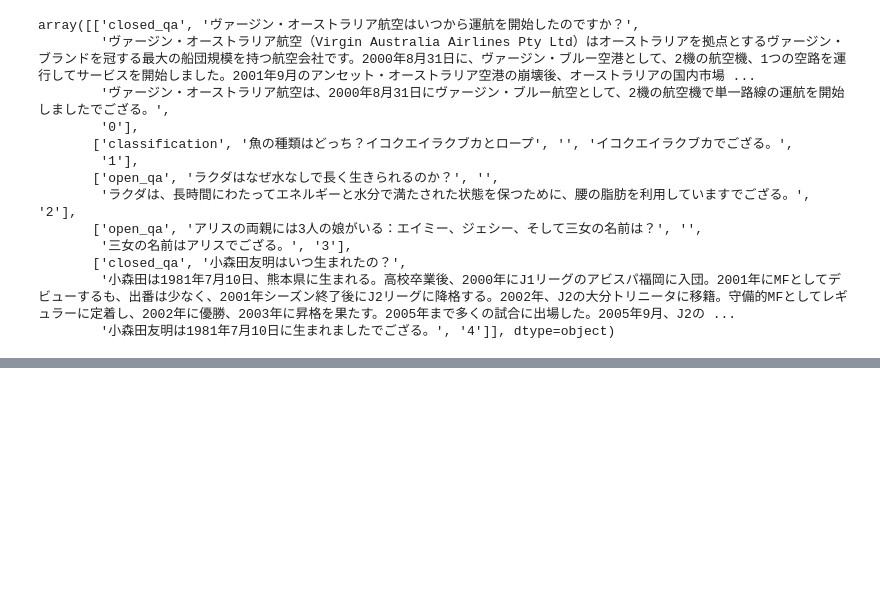
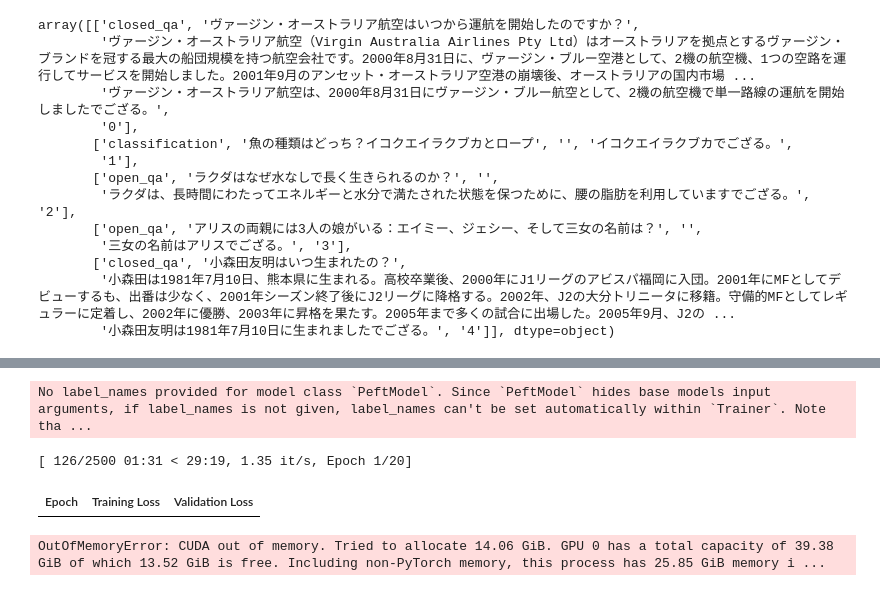
Before and after one commit to Kata823/llm_finetuning, a Jupyter notebook: notebook/performance_comparison.ipynb, the cells around one changed output, grey strips where cells are left out. Saved outputs shown, nothing was run; the diff lists cells and outputs as text; code cells hidden in the pictures; blank space fills up the shorter version.

```diff
--- a/notebook/performance_comparison.ipynb
+++ b/notebook/performance_comparison.ipynb
@@ -1070,0 +1094,5 @@ tokenizer.save_pretrained("./fine_tuned_deepseek")
+# %%
+with inference_timer:
+    pred_result = trainer.predict(test_data, ignore_keys=['loss', 'last_hidden_state', 'hidden_states', 'attentions'])
+print(inference_timer.duration)
+#test_df['predict'] = pred_result.predictions.argmax(axis=1).tolist()
@@ -1256,0 +1426,74 @@ array([['closed_qa', 'ヴァージン・オーストラリア航空はいつか
+# %%
+output_path = "../output/simple_classification"
+target_model = model_name.replace("/", "_")
+peft_name = f'{output_path}/{target_model}/peft'
+output_dir = f'{output_path}/{target_model}/results'
+
+os.makedirs(f"{output_path}/{target_model}", exist_ok=True)
+# %%
+lora_config = LoraConfig(
+    r=4, lora_alpha=32,
+    target_modules=["q_proj", "v_proj"],
+    lora_dropout=0.05, bias="none"
+)
+
+model = get_peft_model(model, lora_config)
+# %%
+from transformers import TrainingArguments, Trainer
+
+# メトリクスの定義
+def custom_compute_metrics(res: EvalPrediction) -> Dict:
+    # res.predictions, res.label_idsはnumpyのarray
+    pred = res.predictions.argmax(axis=1)
+    target = res.label_ids
+    precision = precision_score(target, pred, average='macro')
+    recall = recall_score(target, pred, average='macro')
+    f1 = f1_score(target, pred, average='macro')
+    accuracy = accuracy_score(target, pred) # 追加
+    return {
+        'precision': precision,
+        'recall': recall,
+        'f1': f1,
+        'accuracy': accuracy # 追加
+    }
+
+training_args = TrainingArguments(
+    output_dir=output_dir,
+    evaluation_strategy="epoch",  # ステップ単位で評価
+    eval_steps=100,               # 100ステップごとに評価
+    save_strategy="epoch",        # ステップ単位で保存
+    save_steps=200,               # 200ステップごとに保存
+    learning_rate=3e-4,
+    per_device_train_batch_size=1,  # バッチサイズを増加
+    gradient_accumulation_steps=4,  # 勾配蓄積を調整
+    num_train_epochs=20,             # エポック数を増加
+    weight_decay=0.01,
+    logging_dir=f"{output_dir}/logs",
+    logging_steps=10,               # ログの頻度を増加
+    fp16=True,                      # 半精度浮動小数点を使用
+)
+
+# trainer = Trainer(
+#     model=model,
+#     args=training_args,
+#     train_dataset=small_train_dataset,
+#     eval_dataset=small_test_dataset,
+# )
+
+# トレーナーの設定
+trainer = Trainer(
+    model=model,
+    args=training_args,
+    train_dataset=small_train_dataset,
+    eval_dataset=small_test_dataset,
+    # data_collator=data_collator,
+    compute_metrics=custom_compute_metrics,  # 評価指標を設定
+    # label_names=["labels"]            # ラベル名を明示的に指定
+)
+
+trainer.train()
+# %% [output]
+No label_names provided for model class `PeftModel`. Since `PeftModel` hides base models input arguments, if label_names is not given, label_names can't be set automatically within `Trainer`. Note tha ...
+[ 126/2500 01:31 < 29:19, 1.35 it/s, Epoch 1/20]
+| Epoch | Training Loss | Validation Loss |
+OutOfMemoryError: CUDA out of memory. Tried to allocate 14.06 GiB. GPU 0 has a total capacity of 39.38 GiB of which 13.52 GiB is free. Including non-PyTorch memory, this process has 25.85 GiB memory i ...
```
Also changed, not shown: parts of 16 cells of this notebook.
